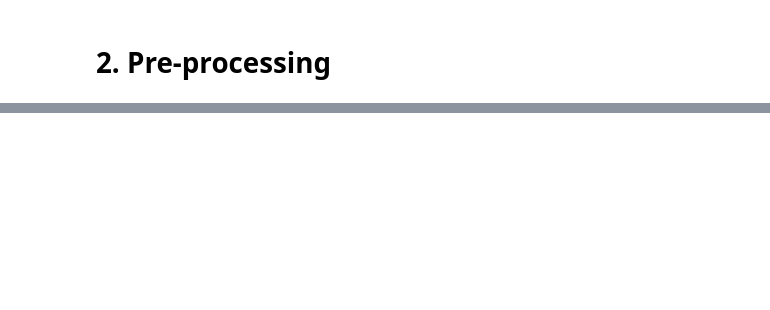
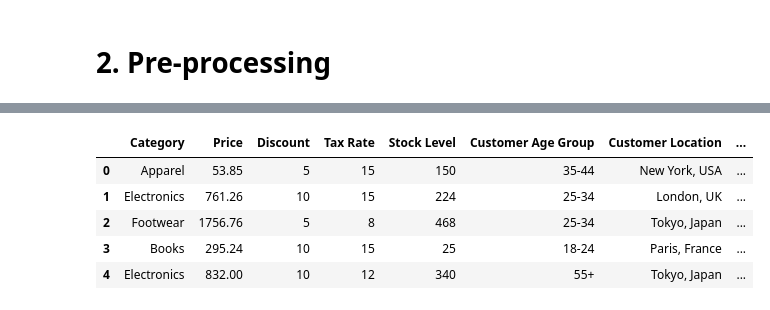
Before and after one commit to nonUser00/Prediksi-Pembelian-Produk, a Jupyter notebook: main_app.ipynb, the cells around one changed output, grey strips where cells are left out. Saved outputs shown, nothing was run; the diff lists cells and outputs as text; code cells hidden in the pictures; blank space fills up the shorter version.

```diff
--- a/main_app.ipynb
+++ b/main_app.ipynb
@@ -20,0 +62,14 @@ df.head()
+# %%
+# Penghapusan Fitur Tidak Relevan
+
+colDrop = ['Product ID', 'Product Name', 'Supplier ID']
+
+df.drop(colDrop, axis=1, inplace=True)
+df.head()
+# %% [output]
+|  | Category | Price | Discount | Tax Rate | Stock Level | Customer Age Group | Customer Location | ... |
+| 0 | Apparel | 53.85 | 5 | 15 | 150 | 35-44 | New York, USA | ... |
+| 1 | Electronics | 761.26 | 10 | 15 | 224 | 25-34 | London, UK | ... |
+| 2 | Footwear | 1756.76 | 5 | 8 | 468 | 25-34 | Tokyo, Japan | ... |
+| 3 | Books | 295.24 | 10 | 15 | 25 | 18-24 | Paris, France | ... |
+| 4 | Electronics | 832.00 | 10 | 12 | 340 | 55+ | Tokyo, Japan | ... |
```
Also changed, not shown: parts of 7 cells of this notebook.
